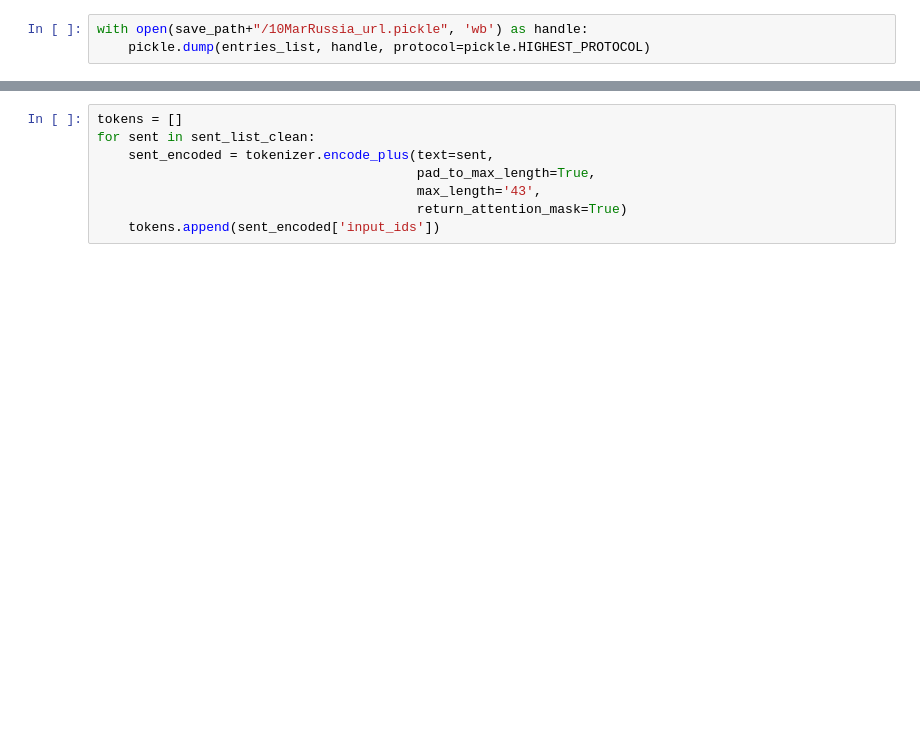
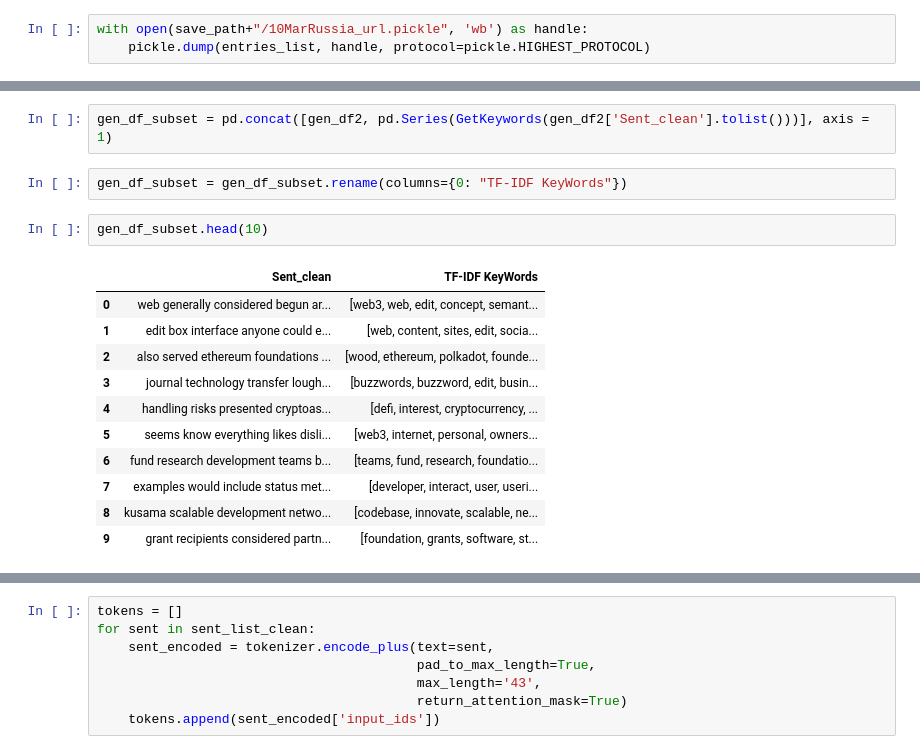
Before and after one commit to michaelmml/NLP-Information-Extraction, a Jupyter notebook: BERTopicModelling.ipynb, the cells around one changed output, grey strips where cells are left out. Cells and saved outputs as stored; diff of their text form; blank space fills up the shorter version.

```diff
--- a/BERTopicModelling.ipynb
+++ b/BERTopicModelling.ipynb
@@ -220,0 +306,18 @@ with open(save_path+"/10MarRussia_url.pickle", 'wb') as handle:
+# %%
+gen_df_subset = pd.concat([gen_df2, pd.Series(GetKeywords(gen_df2['Sent_clean'].tolist()))], axis = 1)
+# %%
+gen_df_subset = gen_df_subset.rename(columns={0: "TF-IDF KeyWords"})
+# %%
+gen_df_subset.head(10)
+# %% [output]
+|  | Sent_clean | TF-IDF KeyWords |
+| 0 | web generally considered begun ar... | [web3, web, edit, concept, semant... |
+| 1 | edit box interface anyone could e... | [web, content, sites, edit, socia... |
+| 2 | also served ethereum foundations ... | [wood, ethereum, polkadot, founde... |
+| 3 | journal technology transfer lough... | [buzzwords, buzzword, edit, busin... |
+| 4 | handling risks presented cryptoas... | [defi, interest, cryptocurrency, ... |
+| 5 | seems know everything likes disli... | [web3, internet, personal, owners... |
+| 6 | fund research development teams b... | [teams, fund, research, foundatio... |
+| 7 | examples would include status met... | [developer, interact, user, useri... |
+| 8 | kusama scalable development netwo... | [codebase, innovate, scalable, ne... |
+| 9 | grant recipients considered partn... | [foundation, grants, software, st... |
```
Also changed, not shown: parts of 54 cells of this notebook.
